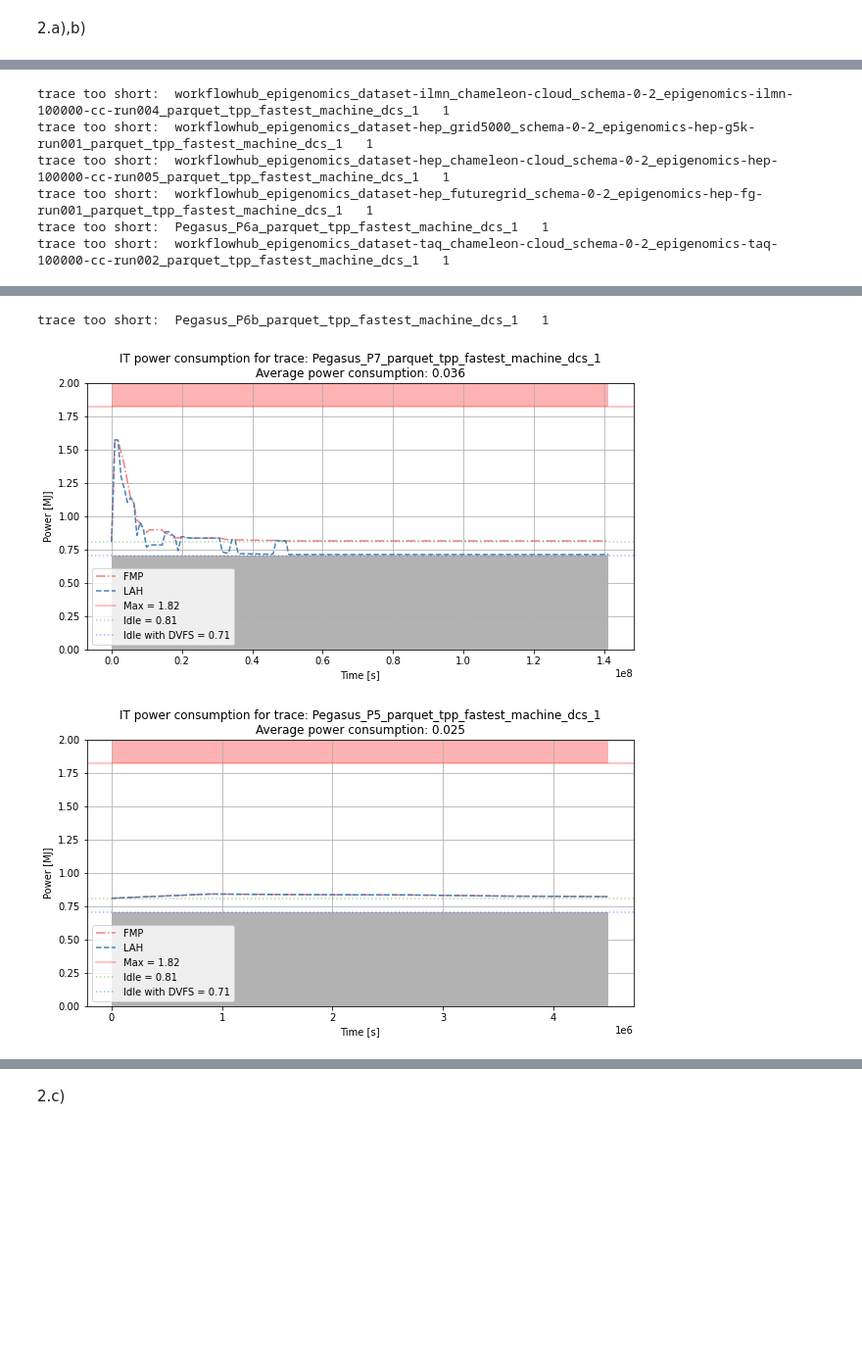
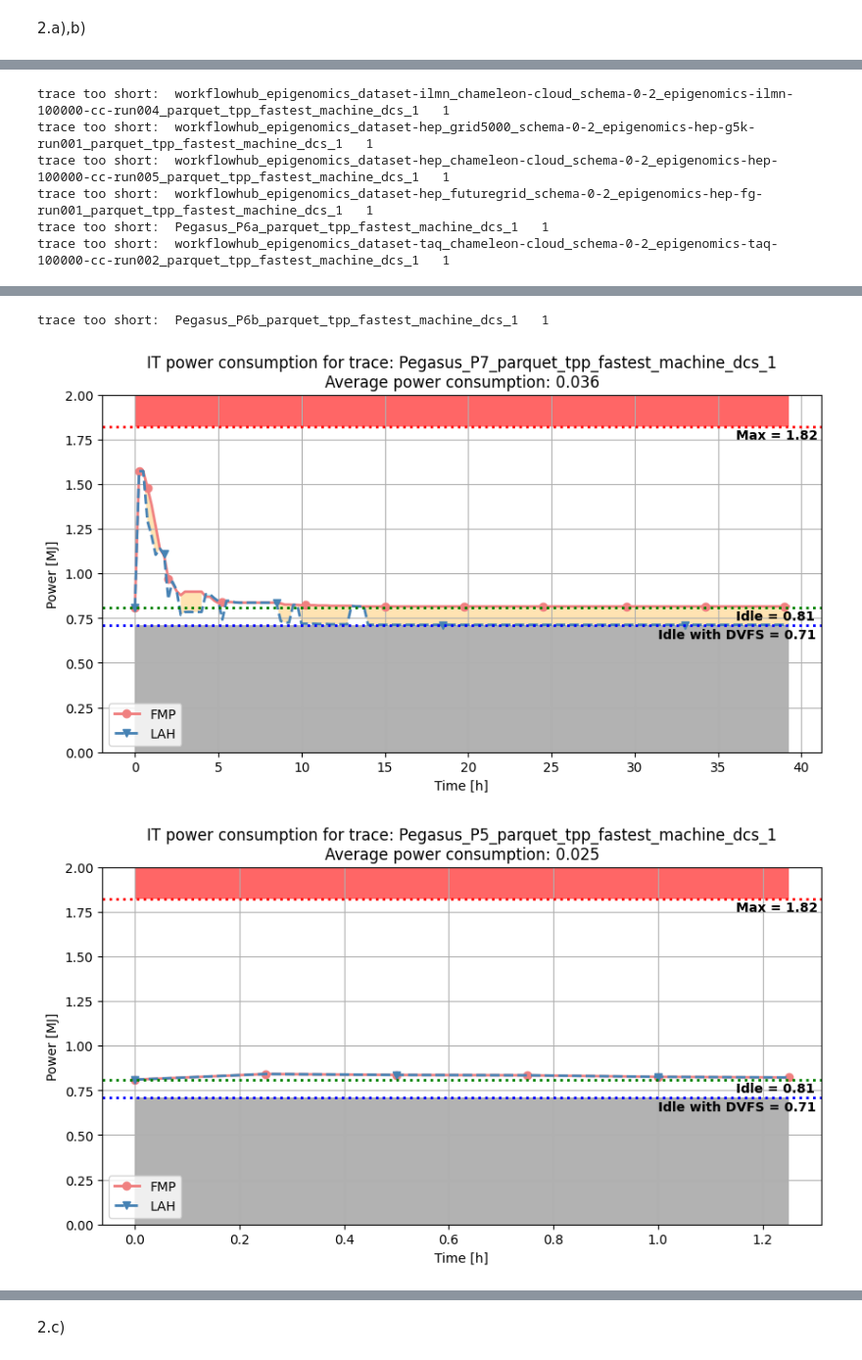
Before and after one commit to Raiduy/gdc-energy-efficiency-analysis, a Jupyter notebook: experiment_result_processing.ipynb, the cells around one changed output, grey strips where cells are left out. Shown at 98% size. Cells and saved outputs as stored; diff of their text form; code cells hidden in the pictures; blank space fills up the shorter version.

```diff
--- a/experiment_result_processing.ipynb
+++ b/experiment_result_processing.ipynb
@@ -267,8 +261,8 @@ workflows_dc1_fmp_df['workflow_delays'] = workflows_dc1_fmp_df['time.complete']
 workflows_dc1_lah_df['workflow_delays'] = workflows_dc1_lah_df['time.complete'] - workflows_dc1_lah_df['time.earliest.complete']
 # %%
 # calculate cumulative workflow delays
-total_delay_fmp = workflows_dc1_fmp_df['workflow_delays'].sum()
-total_delay_lah = workflows_dc1_lah_df['workflow_delays'].sum()
+total_delay_fmp = workflows_dc1_fmp_df['workflow_delays'].sum()/1000/60/60
+total_delay_lah = workflows_dc1_lah_df['workflow_delays'].sum()/1000/60/60
 
 # calculate the percentage of delay
 delay_percentage = (total_delay_lah - total_delay_fmp) / total_delay_fmp * 100
@@ -276,24 +270,13 @@ print(delay_percentage, '%')
 print('Baseline: ', total_delay_fmp)
 print('Lookahead: ', total_delay_lah)
 
-# # plot the results in a horizontal bar chart with difference percentage
-# fig, ax = plt.subplots(figsize=(10, 5))
-# ax.barh('Baseline\n(Fastest Machine + DVFS)', total_delay_fmp, color='red')
-# ax.barh('Lookahead + DVFS', total_delay_lah, color='green')
-# ax.set_title('Workflow delays for one datacentre')
-# ax.set_xlabel('Delay [s]')
-# ax.set_ylabel('Method')
-# # ax.text(bl, 0, str(round(bl, 2)), color='black', fontweight='bold')
-# ax.text(total_delay_lah, 1, str(round(delay_percentage, 2))+'%', color='black', fontweight='bold')
-# plt.show()
-
 
 bar_height = 0.5
 fig, ax = plt.subplots(figsize=(7, 1.5))
 ax.barh('Fastest Machine + DVFS', total_delay_fmp, color=colors[0], height=bar_height)
 ax.barh('Lookahead + DVFS', total_delay_lah, color=colors[1], height=bar_height)
-ax.set_title('Task energy consumption for one datacentre')
-ax.set_xlabel('Energy consumption [kWh]')
+ax.set_title('Total workflow delay for one datacentre')
+ax.set_xlabel('Time [h]')
 ax.set_ylabel('Method')
 # ax.margins(y=0.01)
 ax.margins(x=0.14)
@@ -414,25 +397,39 @@ for i in range(len(utilization_candidates_fmp)):
     lah_env['it_power_total'] = lah_env['it_power_total'] / conversion_factor
     top_limit = top_limit / conversion_factor
 
+    # convert to hours
+    fmp_env['timestamp'] = fmp_env['timestamp'] / 1000 / 60 / 60
+    lah_env['timestamp'] = lah_env['timestamp'] / 1000 / 60 / 60
+
 
     # plot fmp and lah it power total
     if len(fmp_env) > 2:
         fig, ax = plt.subplots(figsize=(10, 5))
 
-        # '-', '--', '-.', ':'
-        ax.plot(fmp_env['timestamp'], fmp_env['it_power_total'], color=colors[0], label='FMP', linestyle='-.')
-        ax.plot(lah_env['timestamp'], lah_env['it_power_total'], color=colors[1], label='LAH', linestyle='--')
-        ax.axhline(y=theoretical_max, color='red', linestyle='-', label=f'Max = {round(theoretical_max, 2)}', alpha=0.3)
-        ax.axhline(y=theoretical_min, color='green', linestyle=':', label=f'Idle = {round(theoretical_min, 2)}', alpha=0.3)
-        ax.axhline(y=theoretical_min_dvfs, color='blue', linestyle=':', label=f'Idle with DVFS = {round(theoretical_min_dvfs, 2)}', alpha=0.3)
+        ax.plot(lah_env['timestamp'], fmp_env['it_power_total'], 'o', ls='-', ms=6, color=colors[0], label='FMP', linewidth=2, markevery=0.1)
+        ax.plot(lah_env['timestamp'], lah_env['it_power_total'], 'v', ls='--', ms=6, color=colors[1], label='LAH', linewidth=2, markevery=0.3)
 
-        plt.fill_between(fmp_env['timestamp'], 0, theoretical_min_dvfs, facecolor='black', alpha=0.3)
-        plt.fill_between(fmp_env['timestamp'], theoretical_max, top_limit, facecolor='red', alpha=0.3)
+        # fill between with blue where fmp is higher than lah and yellow where lah is higher than fmp
+        plt.fill_between(lah_env['timestamp'], lah_env['it_power_total'], fmp_env['it_power_total'], where=fmp_env['it_power_total'] >= lah_env['it_power_total'], facecolor='orange', alpha=0.3)
+        plt.fill_between(lah_env['timestamp'], lah_env['it_power_total'], fmp_env['it_power_total'], where=fmp_env['it_power_total'] <= lah_env['it_power_total'], facecolor='cyan', alpha=0.3)
+
+        text_x_coord = lah_env['timestamp'].max()
+        ax.axhline(y=theoretical_max, color='red', linestyle=':', linewidth=2)
+        ax.text(text_x_coord-0.08*text_x_coord, theoretical_max-0.07, f'Max = {round(theoretical_max, 2)}', color='black', fontweight='bold')
+
+        ax.axhline(y=theoretical_min, color='green', linestyle=':', linewidth=2)
+        ax.text(text_x_coord-0.08*text_x_coord, theoretical_min-0.07, f'Idle = {round(theoretical_min, 2)}', color='black', fontweight='bold')
+
+        ax.axhline(y=theoretical_min_dvfs, color='blue', linestyle=':', linewidth=2)
+        ax.text(text_x_coord-0.2*text_x_coord, theoretical_min_dvfs-0.07, f'Idle with DVFS = {round(theoretical_min_dvfs, 2)}', color='black', fontweight='bold')
+
+        plt.fill_between(lah_env['timestamp'], 0, theoretical_min_dvfs, facecolor='black', alpha=0.3)
+        plt.fill_between(lah_env['timestamp'], theoretical_max, top_limit, facecolor='red', alpha=0.6)
         ax.grid(True)
 
         ax.set_title('IT power consumption for trace: ' + fmp_name
                       + '\nAverage power consumption: ' + utilization_candidates_fmp.iloc[i]['AvgResourceUsage'].astype(str))
-        ax.set_xlabel('Time [s]')
+        ax.set_xlabel('Time [h]')
         ax.set_ylabel(f'Power [{conversion_name}J]')
 
         ax.set_ylim(0, top_limit)
@@ -448,14 +445,14 @@ y axis start from 0 - done
 
 for traces that show no movement for a long time, truncate them (specify in the thesis)
 
-add lines for idle and max power consumption
+add lines for idle and max power consumption - done
 
 ---
-add points (every 10%) for the FMP and LAH and make them thicker
+add points (every 10%) for the FMP and LAH and make them thicker - done
 
-max not continuous
+max not continuous - done
 
-color area between the FMP and LAH (light orange if FMP is higher, light blue if LAH is higher)
+color area between the FMP and LAH (light orange if FMP is higher, light blue if LAH is higher) - done
 
 add labels to important points (ex: 1.82)
 '''
@@ -472,3 +469,3 @@ trace too short:  workflowhub_epigenomics_dataset-taq_chameleon-cloud_schema-0-2
 trace too short:  Pegasus_P6b_parquet_tpp_fastest_machine_dcs_1   1
-[figure, old version]
+[figure, new version]
-[figure, old version]
+[figure, new version]
```
Also changed, not shown: parts of 12 cells of this notebook, 1 other file.
